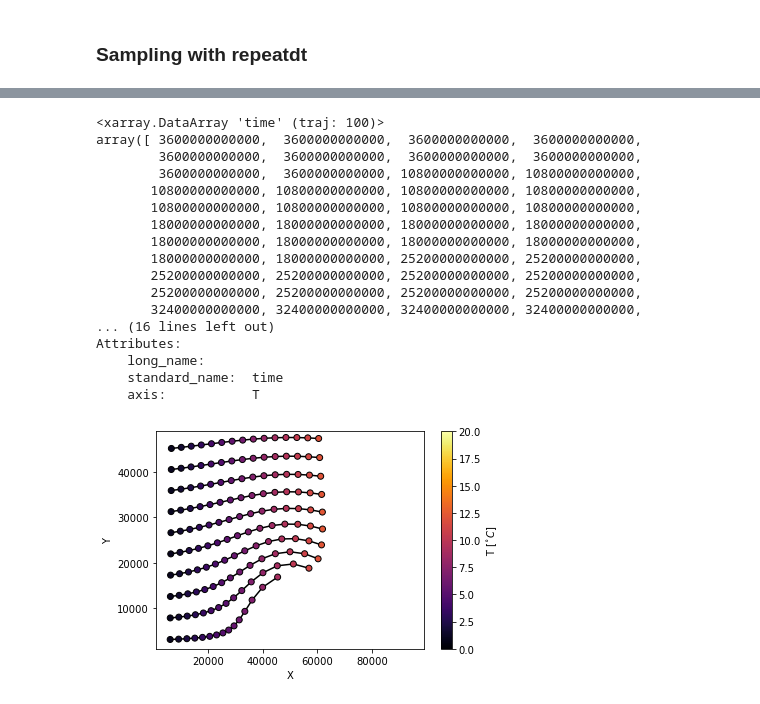
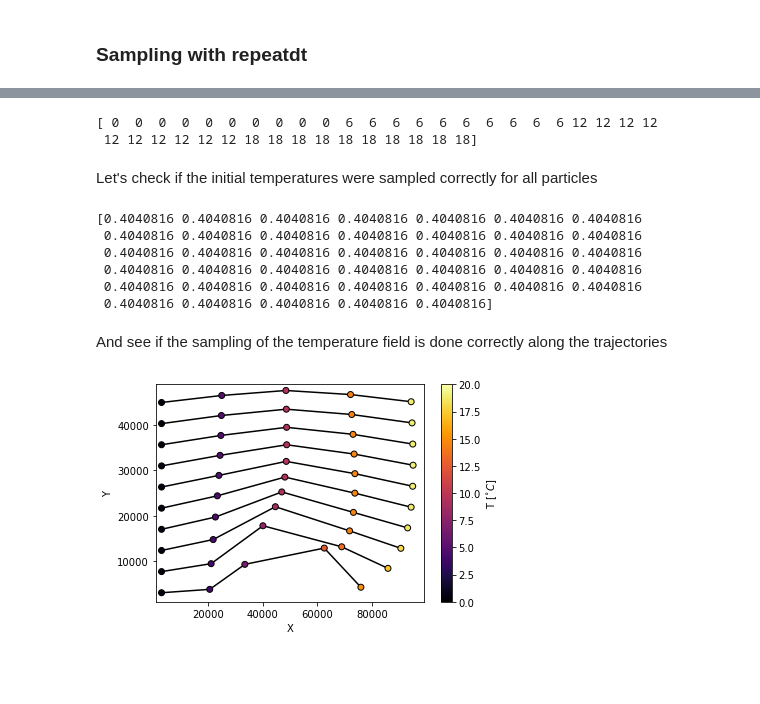
Before and after one commit to OceanParcels/Parcels, a Jupyter notebook: parcels/examples/tutorial_sampling.ipynb, the cells around one changed output, grey strips where cells are left out. Drawn from its saved outputs; the diff is of its cells as text; code cells hidden in the pictures; blank space fills up the shorter version.

```diff
--- a/parcels/examples/tutorial_sampling.ipynb
+++ b/parcels/examples/tutorial_sampling.ipynb
@@ -208,21 +189,6 @@ Length of pset: 60
 # %%
 Particle_data = xr.open_dataset("RepeatLoop.nc")
-print(Particle_data.time[:,0])
+print(Particle_data.time[:,0].values/3600000000000) # The initial hour at which each particle is released
 # %% [output]
-<xarray.DataArray 'time' (traj: 100)>
-array([ 3600000000000,  3600000000000,  3600000000000,  3600000000000,
-        3600000000000,  3600000000000,  3600000000000,  3600000000000,
-        3600000000000,  3600000000000, 10800000000000, 10800000000000,
-       10800000000000, 10800000000000, 10800000000000, 10800000000000,
-       10800000000000, 10800000000000, 10800000000000, 10800000000000,
-       18000000000000, 18000000000000, 18000000000000, 18000000000000,
-       18000000000000, 18000000000000, 18000000000000, 18000000000000,
-       18000000000000, 18000000000000, 25200000000000, 25200000000000,
-       25200000000000, 25200000000000, 25200000000000, 25200000000000,
-       25200000000000, 25200000000000, 25200000000000, 25200000000000,
-       32400000000000, 32400000000000, 32400000000000, 32400000000000,
-... (16 lines left out)
-Attributes:
-    long_name:
-    standard_name:  time
-    axis:           T
+[ 0  0  0  0  0  0  0  0  0  0  6  6  6  6  6  6  6  6  6  6 12 12 12 12
+ 12 12 12 12 12 12 18 18 18 18 18 18 18 18 18 18]
@@ -233,15 +195,30 @@ Attributes:
+# %% [markdown]
+Let's check if the initial temperatures were sampled correctly for all particles
+# %%
+print(Particle_data.temperature[:,0].values)
+# %% [output]
+[0.4040816 0.4040816 0.4040816 0.4040816 0.4040816 0.4040816 0.4040816
+ 0.4040816 0.4040816 0.4040816 0.4040816 0.4040816 0.4040816 0.4040816
+ 0.4040816 0.4040816 0.4040816 0.4040816 0.4040816 0.4040816 0.4040816
+ 0.4040816 0.4040816 0.4040816 0.4040816 0.4040816 0.4040816 0.4040816
+ 0.4040816 0.4040816 0.4040816 0.4040816 0.4040816 0.4040816 0.4040816
+ 0.4040816 0.4040816 0.4040816 0.4040816 0.4040816]
+# %% [markdown]
+And see if the sampling of the temperature field is done correctly along the trajectories
 # %%
+Release0 = Particle_data.where(Particle_data.time[:,0]==np.timedelta64(0, 's')) # the particles released at t = 0
+
 plt.figure()
 ax = plt.axes()
 ax.set_ylabel('Y')
 ax.set_xlabel('X')
 ax.set_ylim(1000, 49000)
 ax.set_xlim(1000, 99000)
-ax.plot(Release2.lon.transpose(), Release2.lat.transpose(), c='k', zorder=1)
-T_scatter = ax.scatter(Release2.lon, Release2.lat, c=Release2.temperature,
+ax.plot(Release0.lon.transpose(), Release0.lat.transpose(), c='k', zorder=1)
+T_scatter = ax.scatter(Release0.lon, Release0.lat, c=Release0.temperature,
                        cmap=plt.cm.inferno, norm=mpl.colors.Normalize(vmin=0., vmax=20.),
                        edgecolor='k', zorder=2)
 plt.colorbar(T_scatter, label='T [$^{\circ} C$]')
 plt.show()
 # %% [output]
-[figure, old version]
+[figure, new version]
```
Also changed, not shown: parts of 7 cells of this notebook, 1 other file.
